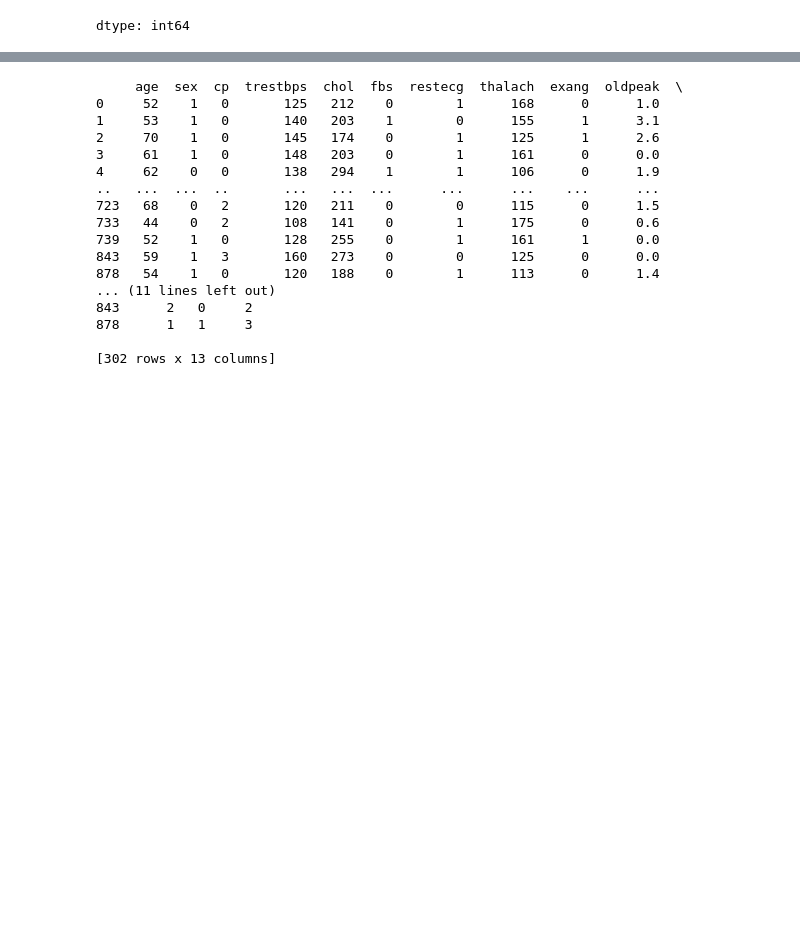
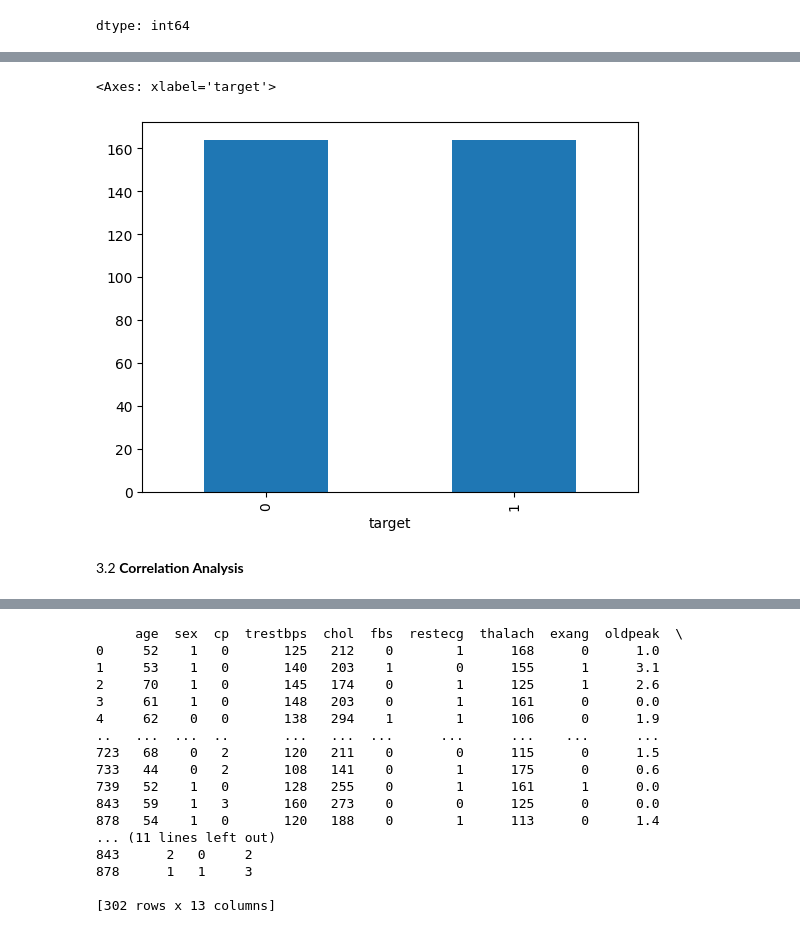
Before and after one commit to SithmiDesilva/Heart_Disease_Prediction, a Jupyter notebook: Heart_Disease_Prediction.ipynb, the cells around one changed output, grey strips where cells are left out. Saved outputs shown, nothing was run; the diff lists cells and outputs as text; code cells hidden in the pictures; blank space fills up the shorter version.

```diff
--- a/Heart_Disease_Prediction.ipynb
+++ b/Heart_Disease_Prediction.ipynb
@@ -117,0 +97,8 @@ dtype: int64
+# %%
+#Balanced target variable
+pd.Series(y_resampled).value_counts().plot(kind='bar')
+# %% [output]
+<Axes: xlabel='target'>
+[figure, added]
+# %% [markdown]
+3.2 **Correlation Analysis**
```
Also changed, not shown: parts of 42 cells of this notebook.
